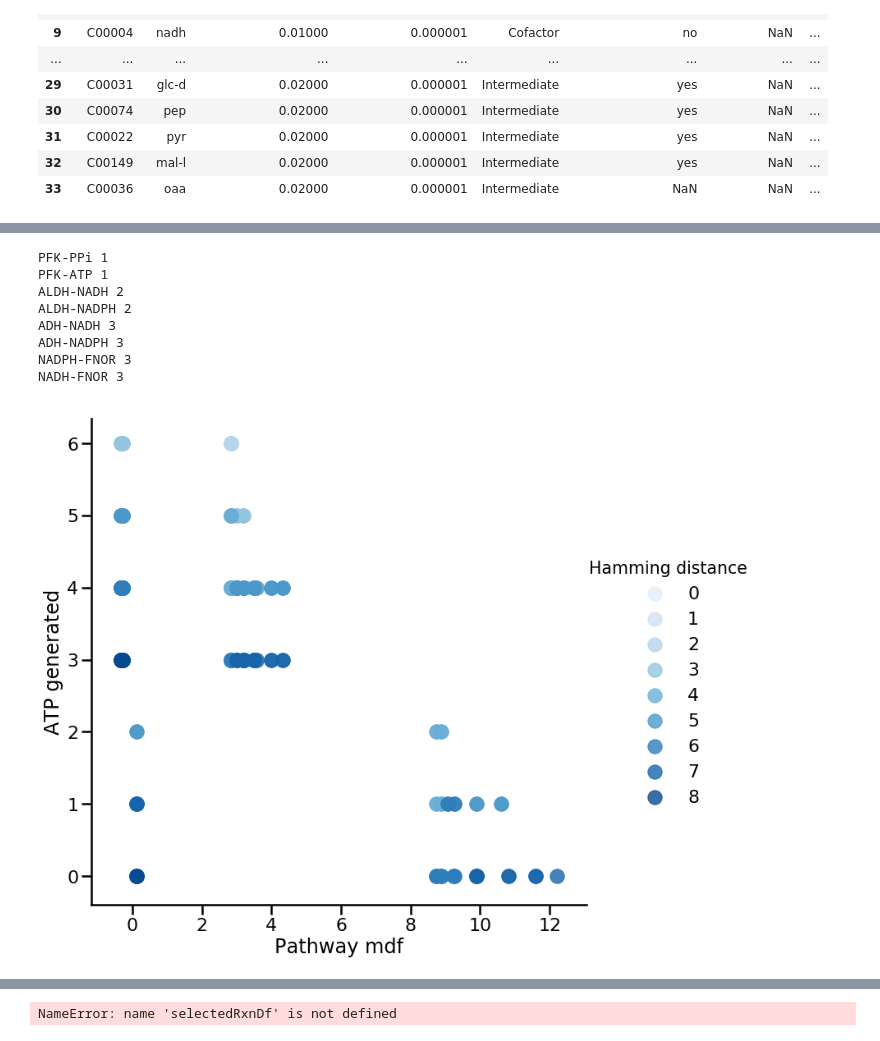
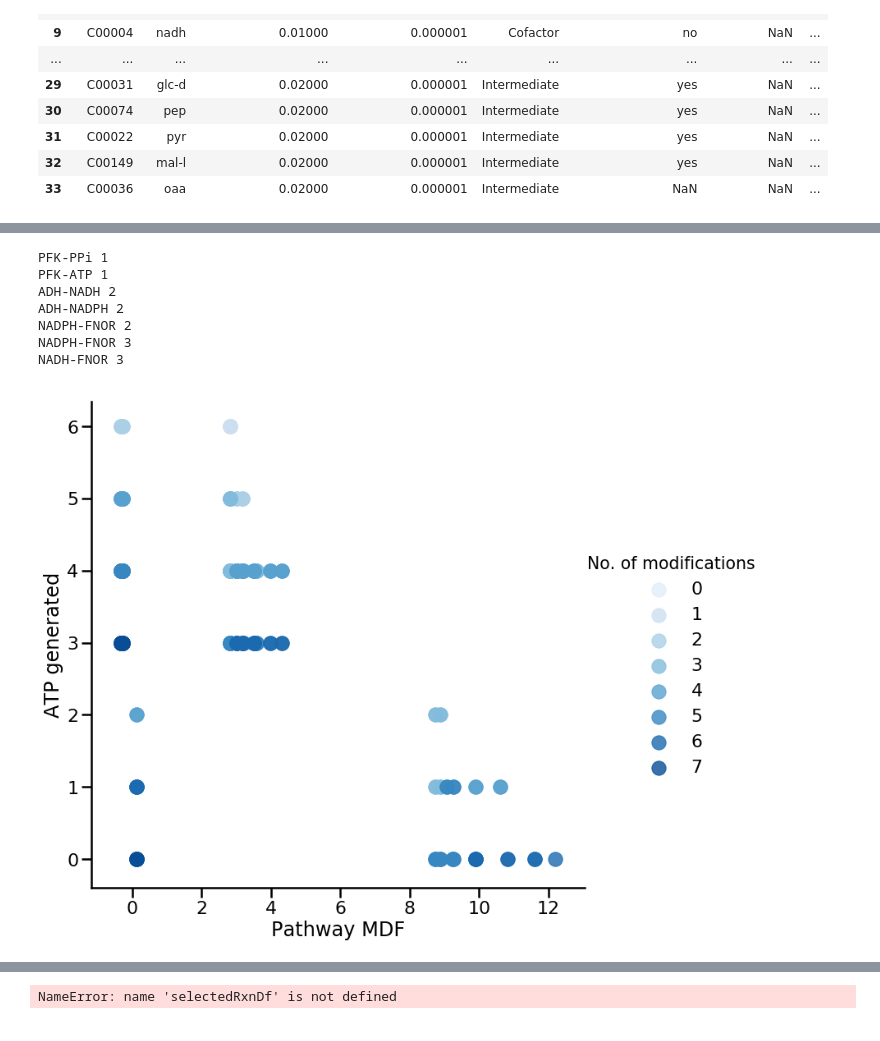
Before and after one commit to satyakamdash/Ctherm_thermo, a Jupyter notebook: EFM_eval_v3.ipynb, the cells around one changed output, grey strips where cells are left out. Saved outputs shown, nothing was run; the diff lists cells and outputs as text; code cells hidden in the pictures.

```diff
--- a/EFM_eval_v3.ipynb
+++ b/EFM_eval_v3.ipynb
@@ -204,16 +204,23 @@ for f in range(1,no_EFM+1):
     df.loc[f]=[df1[1][f-1],df2[1][f-1],ham_dis[f]]
 # %%
 #Updated Hamming distance calculation
-df=pd.DataFrame(index=np.arange(1, no_EFM),columns=('Pathway mdf', 'ATP generated', 'Hamming distance'))
+import math as mt
+df=pd.DataFrame(index=np.arange(1, no_EFM),columns=('Pathway MDF', 'ATP generated', 'No. of modifications'))
+df_cl3=pd.DataFrame(index=np.arange(1, no_EFM),columns=('Pathway MDF', 'ATP generated', 'No. of modifications'))
+
 ham_dis={}
 wt_ind=227
+inx=0
 for f in range(1,no_EFM+1):
-    inx=0
     ham_dis[f]=0
     for i,row in allRxnDf.iterrows():
-        if allRxnDf.loc[i,'Name'] not in ['ATPase1','GLK-GTP','GLK-ATP','PGK-ATP','PGK-GTP','MDH','ME','RNF_ATPase','RNF_PPiase','NDK','Gly-cyc','NFN']:
+        if allRxnDf.loc[i,'Name'] not in ['ATPase1','ATPase2','GLK-GTP','GLK-ATP','PGK-ATP','PGK-GTP','MDH','ME','RNF_ATPase','RNF_PPiase','NDK','Gly-cyc','NFN']:
             if allRxnDf.loc[i,f]!=allRxnDf.loc[i,227]:
                 ham_dis[f]+=np.sign(abs(allRxnDf.loc[i,227]))
             if allRxnDf.loc[i,'Name'] in ['NADPH-FNOR','NADH-FNOR']: #if either FNOR is present then it has replaced RNFs and should increase hamming distance
                 ham_dis[f]+=np.sign(abs(allRxnDf.loc[i,f]))
     df.loc[f]=[df1[1][f-1],df2[1][f-1],ham_dis[f]]
+    if df1[1][f-1]>2 and df1[1][f-1]<5:
+        df_cl3.loc[inx]=[df1[1][f-1],df2[1][f-1],mt.floor(ham_dis[f])]
+        inx+=1
+df_cl3.drop(index=range(inx,no_EFM))
@@ -220,5 +246,5 @@ for f in range(1,no_EFM+1):
 # %%
-for f in range(106,107):
+for f in range(182,183):
     inx=0
     ham_dis[f]=0
     for i,row in allRxnDf.iterrows():
@@ -232,32 +258,31 @@ for f in range(106,107):
 # %% [output]
 PFK-PPi 1
 PFK-ATP 1
-ALDH-NADH 2
-ALDH-NADPH 2
-ADH-NADH 3
-ADH-NADPH 3
+ADH-NADH 2
+ADH-NADPH 2
+NADPH-FNOR 2
 NADPH-FNOR 3
 NADH-FNOR 3
 # %%
 #max(ham_dis)
 import seaborn as sns
 color = [str((item*10)/(max(ham_dis)*10)) for item in ham_dis]
 
 
 #ax.scatter(df1[1],df2[1],c=color,s=300, marker='o', edgecolors='black')
 
 
 
 #plt.xlabel('MDF of flux set')
 #plt.ylabel('ATP generated by fluxset')
 #plt.title('MDF vs ATP generated')
 # library & dataset
 #df3 = pd.DataFrame.from_dict(list(ham_dis.items()))
 
 #df=pd.merge(df1,df2,0.df1,0.df2)
 # Use the 'hue' argument to provide a factor variable
 sns.set_context("poster")
-sns_plot=sns.lmplot( x='Pathway mdf', y='ATP available for anabolism', data= df ,fit_reg=False, hue='Hamming distance', palette="Blues", legend=True, height=10, markers='o',scatter_kws={"s": 300})
+sns_plot=sns.lmplot( x='Pathway MDF', y='ATP generated', data= df ,fit_reg=False, hue='No. of modifications', palette="Blues", legend=True, height=10, markers='o',scatter_kws={"s": 300})
 sns_plot.savefig("mdfvsatp.png")
 # %% [output]
-[figure, old version]
+[figure, new version]
```
Also changed, not shown: parts of 2 cells of this notebook, 7 other files.
